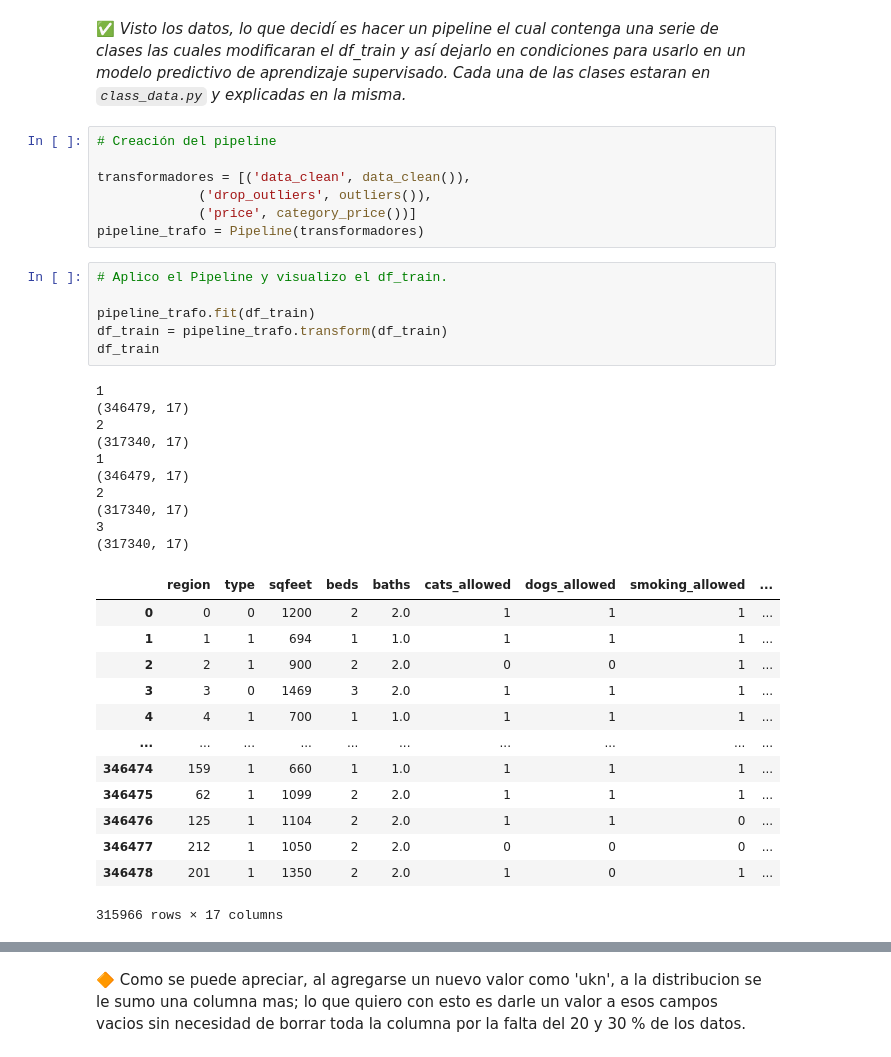
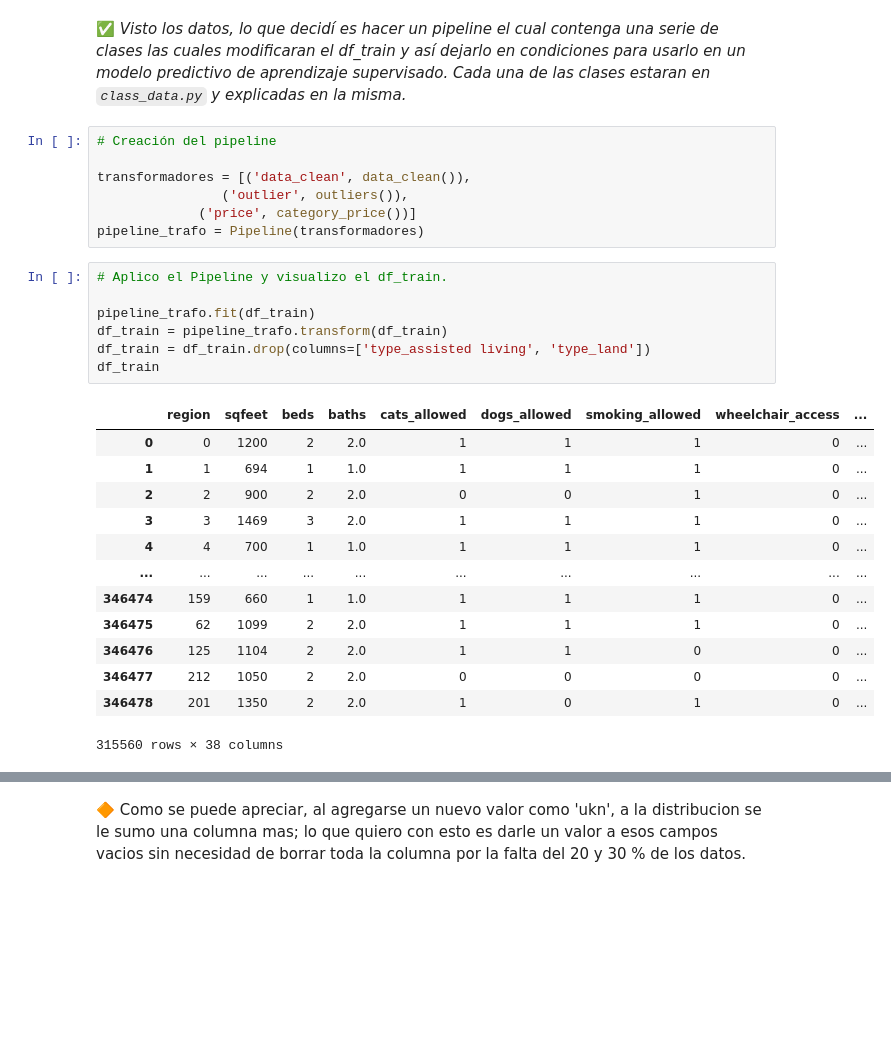
Before and after one commit to 18ezequiel/PI_2, a Jupyter notebook: main.ipynb, the cells around one changed output, grey strips where cells are left out. Saved outputs shown, nothing was run; the diff lists cells and outputs as text; blank space fills up the shorter version.

```diff
--- a/main.ipynb
+++ b/main.ipynb
@@ -128,39 +128,30 @@ Cada una de las clases estaran en `class_data.py` y explicadas en la misma.*
 # Creación del pipeline
 
 transformadores = [('data_clean', data_clean()),
-             ('drop_outliers', outliers()),
+                ('outlier', outliers()),
              ('price', category_price())]
 pipeline_trafo = Pipeline(transformadores)
 # %%
 # Aplico el Pipeline y visualizo el df_train.
 
 pipeline_trafo.fit(df_train)
 df_train = pipeline_trafo.transform(df_train)
+df_train = df_train.drop(columns=['type_assisted living', 'type_land'])
 df_train
 # %% [output]
+|  | region | sqfeet | beds | baths | cats_allowed | dogs_allowed | smoking_allowed | wheelchair_access | ... |
+| 0 | 0 | 1200 | 2 | 2.0 | 1 | 1 | 1 | 0 | ... |
+| 1 | 1 | 694 | 1 | 1.0 | 1 | 1 | 1 | 0 | ... |
+| 2 | 2 | 900 | 2 | 2.0 | 0 | 0 | 1 | 0 | ... |
+| 3 | 3 | 1469 | 3 | 2.0 | 1 | 1 | 1 | 0 | ... |
+| 4 | 4 | 700 | 1 | 1.0 | 1 | 1 | 1 | 0 | ... |
+| ... | ... | ... | ... | ... | ... | ... | ... | ... | ... |
+| 346474 | 159 | 660 | 1 | 1.0 | 1 | 1 | 1 | 0 | ... |
+| 346475 | 62 | 1099 | 2 | 2.0 | 1 | 1 | 1 | 0 | ... |
+| 346476 | 125 | 1104 | 2 | 2.0 | 1 | 1 | 0 | 0 | ... |
+| 346477 | 212 | 1050 | 2 | 2.0 | 0 | 0 | 0 | 0 | ... |
+| 346478 | 201 | 1350 | 2 | 2.0 | 1 | 0 | 1 | 0 | ... |
-1
-(346479, 17)
-2
-(317340, 17)
-1
-(346479, 17)
-2
-(317340, 17)
-3
-(317340, 17)
+315560 rows × 38 columns
-|  | region | type | sqfeet | beds | baths | cats_allowed | dogs_allowed | smoking_allowed | ... |
-| 0 | 0 | 0 | 1200 | 2 | 2.0 | 1 | 1 | 1 | ... |
-| 1 | 1 | 1 | 694 | 1 | 1.0 | 1 | 1 | 1 | ... |
-| 2 | 2 | 1 | 900 | 2 | 2.0 | 0 | 0 | 1 | ... |
-| 3 | 3 | 0 | 1469 | 3 | 2.0 | 1 | 1 | 1 | ... |
-| 4 | 4 | 1 | 700 | 1 | 1.0 | 1 | 1 | 1 | ... |
-| ... | ... | ... | ... | ... | ... | ... | ... | ... | ... |
-| 346474 | 159 | 1 | 660 | 1 | 1.0 | 1 | 1 | 1 | ... |
-| 346475 | 62 | 1 | 1099 | 2 | 2.0 | 1 | 1 | 1 | ... |
-| 346476 | 125 | 1 | 1104 | 2 | 2.0 | 1 | 1 | 0 | ... |
-| 346477 | 212 | 1 | 1050 | 2 | 2.0 | 0 | 0 | 0 | ... |
-| 346478 | 201 | 1 | 1350 | 2 | 2.0 | 1 | 0 | 1 | ... |
-315966 rows × 17 columns
 # %%
 # Distribución de parking_options post pipeline.
 
```
Also changed, not shown: parts of 21 cells of this notebook, 2 other files.
